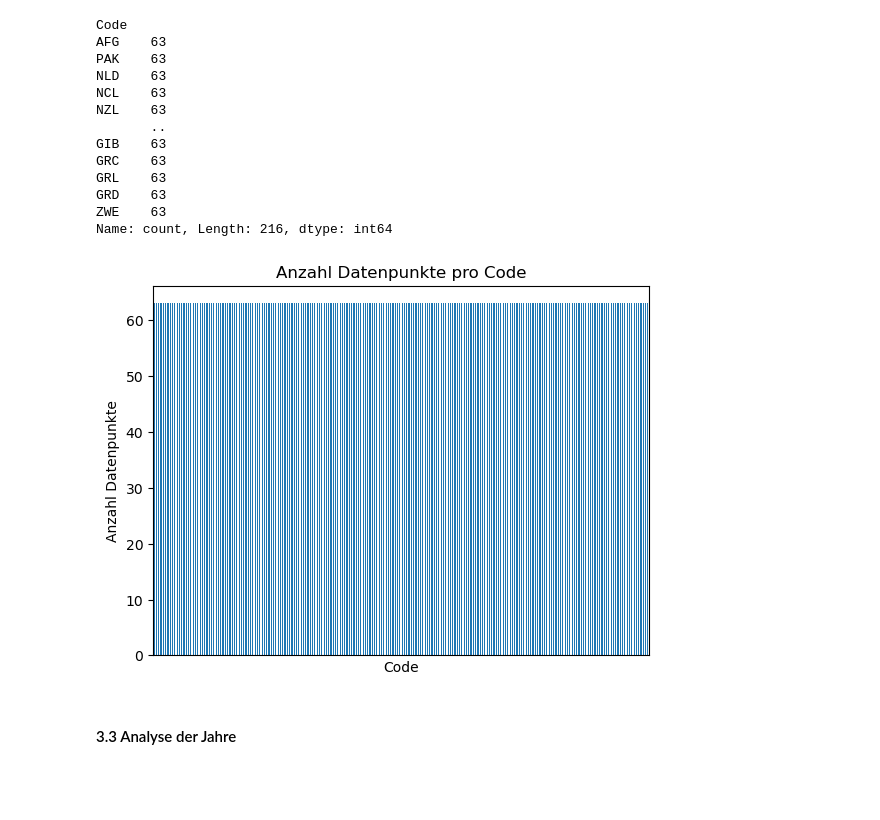
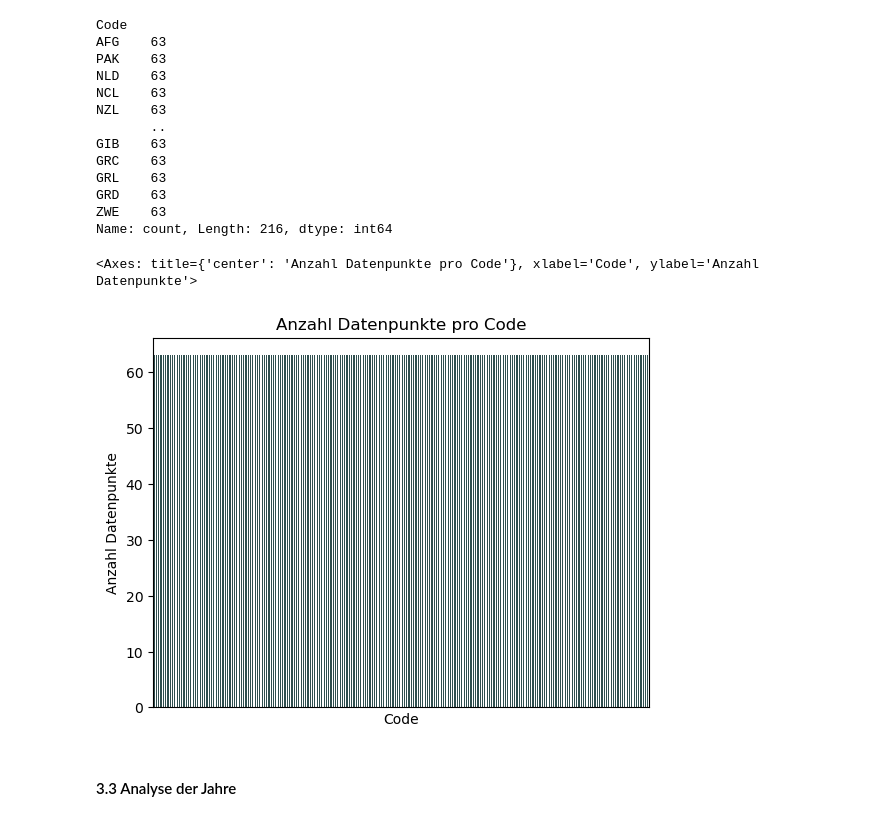
Before and after one commit to elenabuchli/Leistungsnachweis_2, a Jupyter notebook: Leistungsnachweis_Python_Frauenanteil.ipynb, the cells around one changed output. Drawn from its saved outputs; the diff is of its cells as text; code cells hidden in the pictures; blank space fills up the shorter version.

```diff
--- a/Leistungsnachweis_Python_Frauenanteil.ipynb
+++ b/Leistungsnachweis_Python_Frauenanteil.ipynb
@@ -168,9 +183,13 @@ GRD    63
 ZWE    63
 Name: count, Length: 216, dtype: int64
 # %%
-df_filtered['Code'].value_counts().plot(kind='bar',xticks=[], ylabel='Anzahl Datenpunkte', title='Anzahl Datenpunkte pro Code');
+df_filtered['Code'].value_counts().plot(kind='bar',xticks=[],
+                                        ylabel='Anzahl Datenpunkte',
+                                        title='Anzahl Datenpunkte pro Code',
+                                        color='darkslategrey')
 # %% [output]
+<Axes: title={'center': 'Anzahl Datenpunkte pro Code'}, xlabel='Code', ylabel='Anzahl Datenpunkte'>
-[figure, old version]
+[figure, new version]
 # %% [markdown]
 #### 3.3 Analyse der Jahre
 # %%
```
Also changed, not shown: parts of 10 cells of this notebook.
